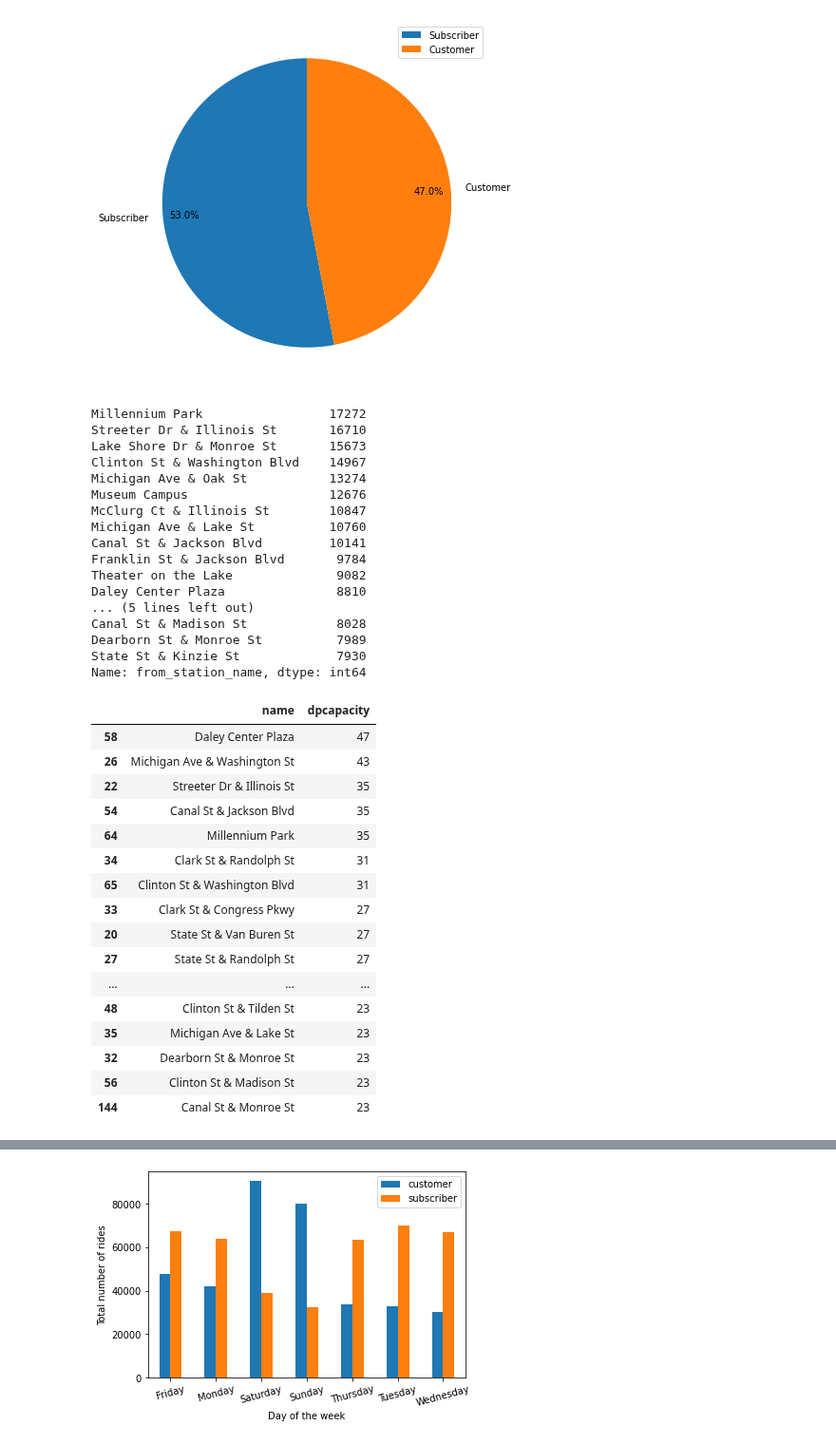
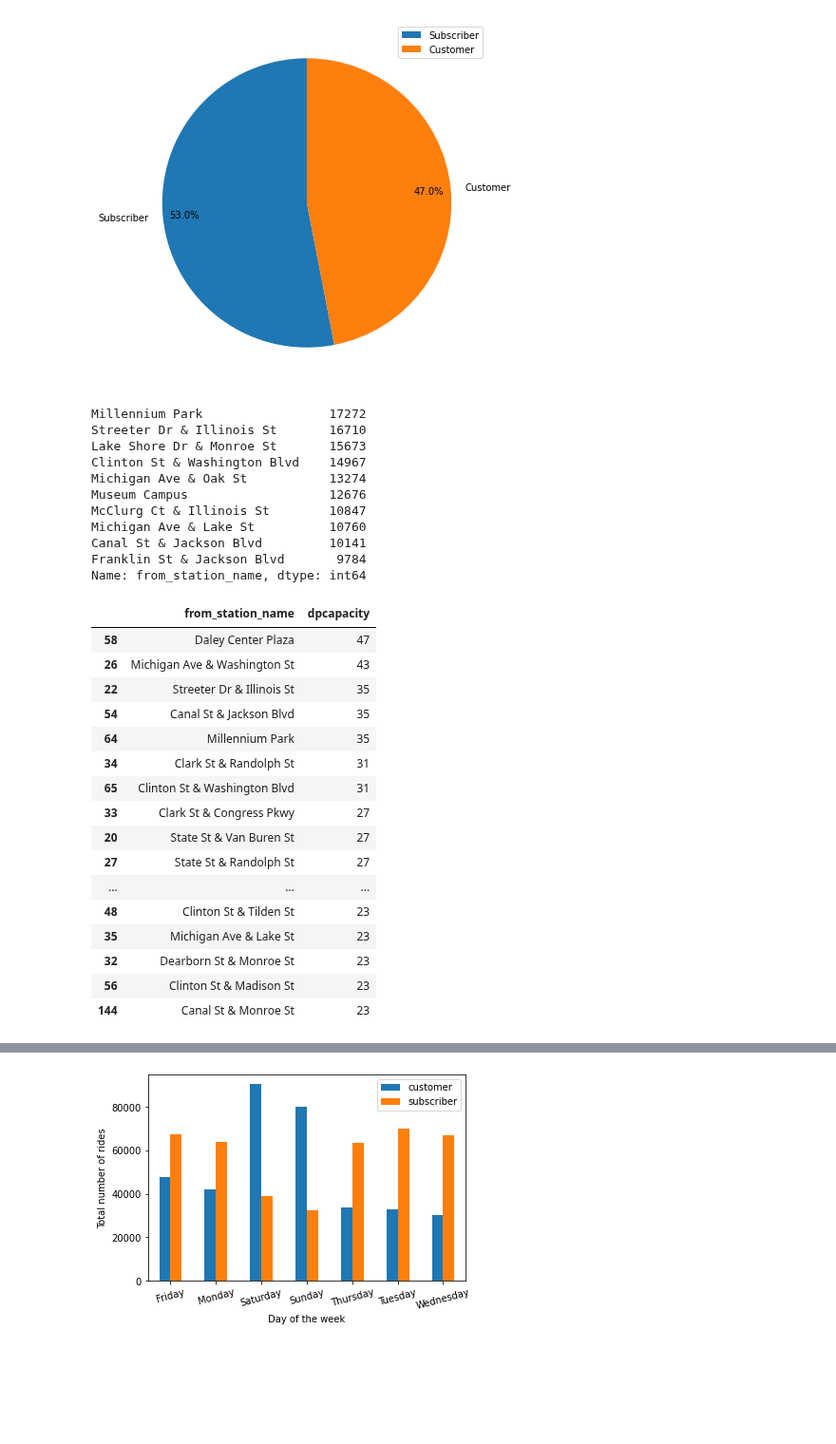
Before and after one commit to KbossGuru/Cyclist-Data-Analysis-withpython, a Jupyter notebook: cyclist.ipynb, the cells around one changed output, grey strips where cells are left out. Shown at 95% size. Saved outputs shown, nothing was run; the diff lists cells and outputs as text; code cells hidden in the pictures; blank space fills up the shorter version.

```diff
--- a/cyclist.ipynb
+++ b/cyclist.ipynb
@@ -82,7 +82,7 @@ plt.show()
 # %%
 # analysing the stations that has the most trips
 
-data['from_station_name'].value_counts().sort_values(ascending=False).head(20)
+data['from_station_name'].value_counts().sort_values(ascending=False).head(10)
 # %% [output]
 Millennium Park                 17272
 Streeter Dr & Illinois St       16710
@@ -94,21 +94,15 @@ McClurg Ct & Illinois St        10847
 Michigan Ave & Lake St          10760
 Canal St & Jackson Blvd         10141
 Franklin St & Jackson Blvd       9784
-Theater on the Lake              9082
-Daley Center Plaza               8810
-... (5 lines left out)
-Canal St & Madison St            8028
-Dearborn St & Monroe St          7989
-State St & Kinzie St             7930
 Name: from_station_name, dtype: int64
 # %%
 # checking the stations with the most docks
 
 stations= pd.read_csv('2013/Divvy_Stations_2013.csv')
-
-stations[['name', 'dpcapacity']].sort_values('dpcapacity', ascending=False).head(20)
+stations= stations.rename(columns= {'name': 'from_station_name'})
+stations[['from_station_name', 'dpcapacity']].sort_values('dpcapacity', ascending=False).head(20)
 # %% [output]
-|  | name | dpcapacity |
+|  | from_station_name | dpcapacity |
 | 58 | Daley Center Plaza | 47 |
 | 26 | Michigan Ave & Washington St | 43 |
 | 22 | Streeter Dr & Illinois St | 35 |
```
Also changed, not shown: parts of 7 cells of this notebook.
